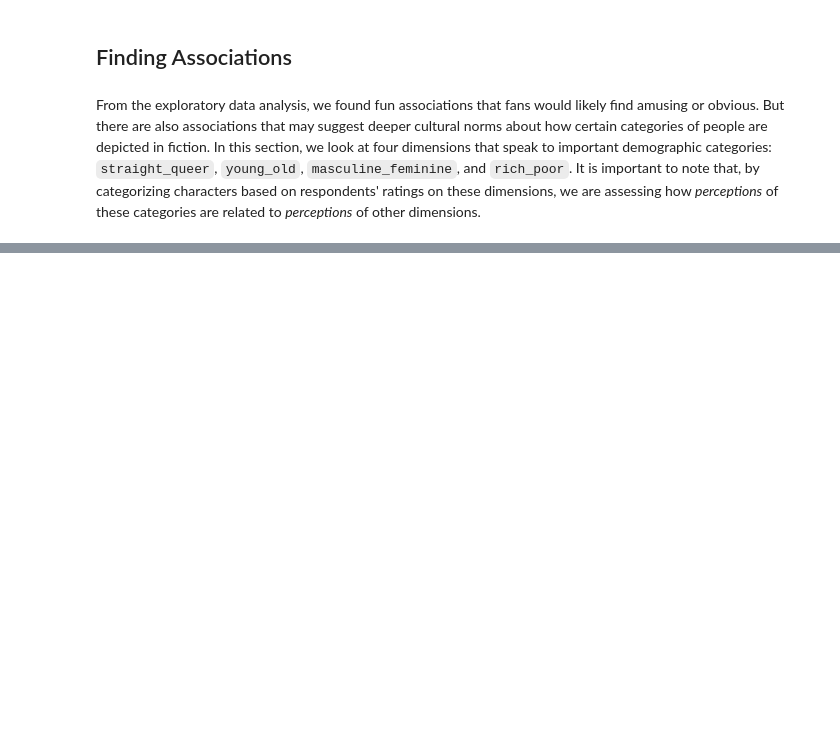
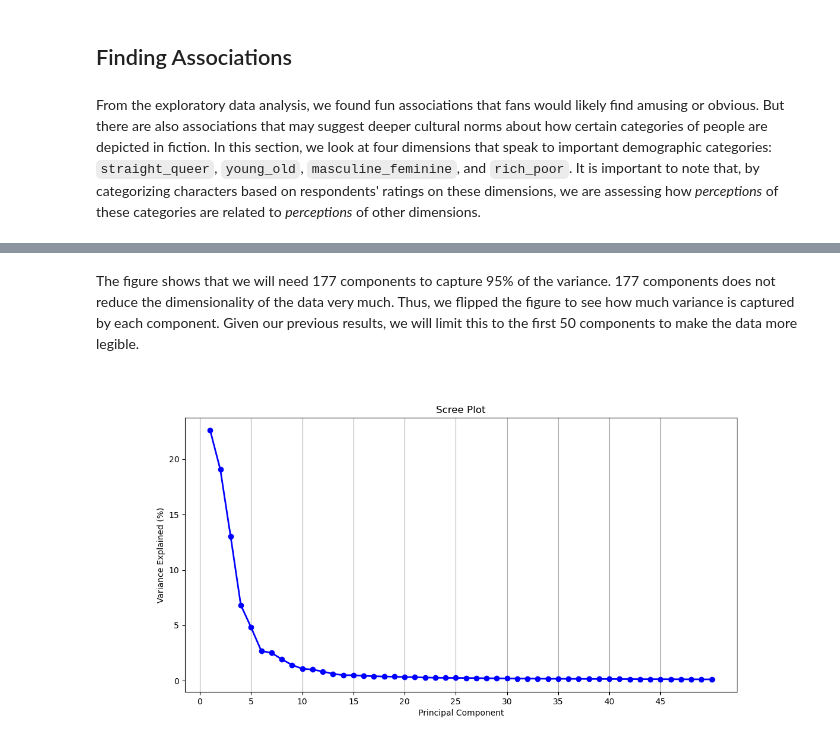
Before and after one commit to UCB-stat-159-f25/final-group03, a Jupyter notebook: main.ipynb, the cells around one changed output, grey strips where cells are left out. Cells and saved outputs as stored; diff of their text form; code cells hidden in the pictures; blank space fills up the shorter version.

```diff
--- a/main.ipynb
+++ b/main.ipynb
@@ -272,0 +330,6 @@ From the exploratory data analysis, we found fun associations that fans would li
+# %% [markdown]
+The figure shows that we will need 177 components to capture 95% of the variance. 177 components does not reduce the dimensionality of the data very much. Thus, we flipped the figure to see how much variance is captured by each component. Given our previous results, we will limit this to the first 50 components to make the data more legible.
+# %%
+Image(filename = "visualizations/scree_plot_PCA.png")
+# %% [output]
+[figure, added]
```
Also changed, not shown: parts of 20 cells of this notebook, 4 other files.
